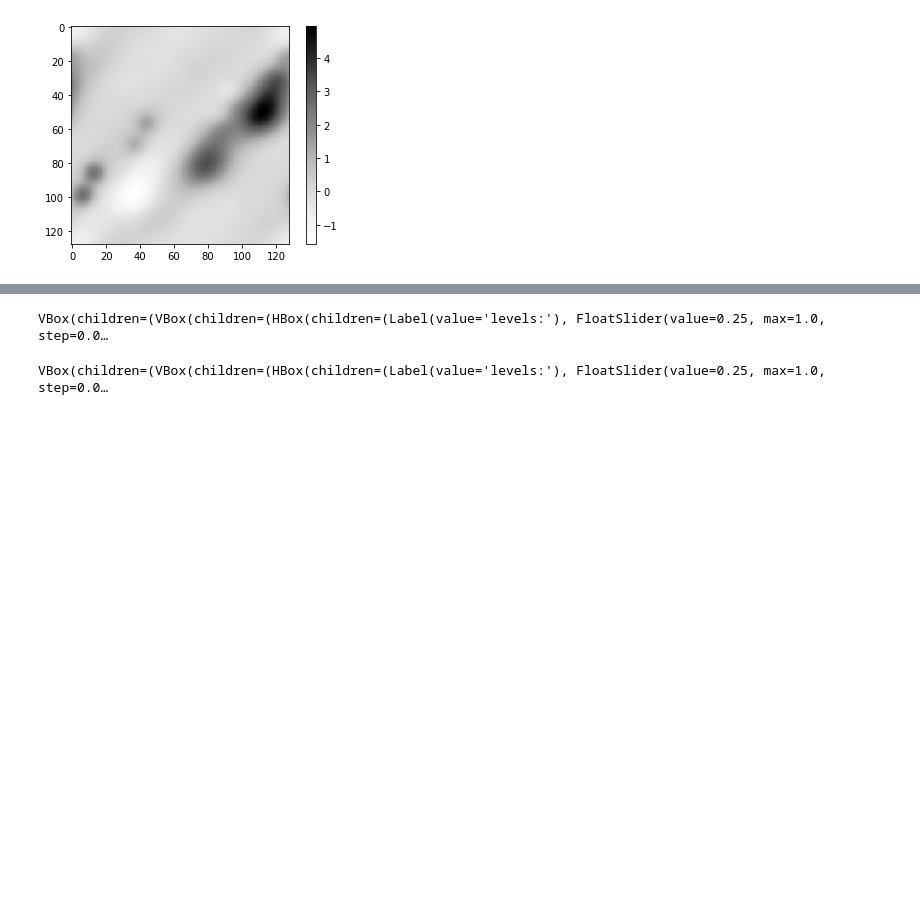
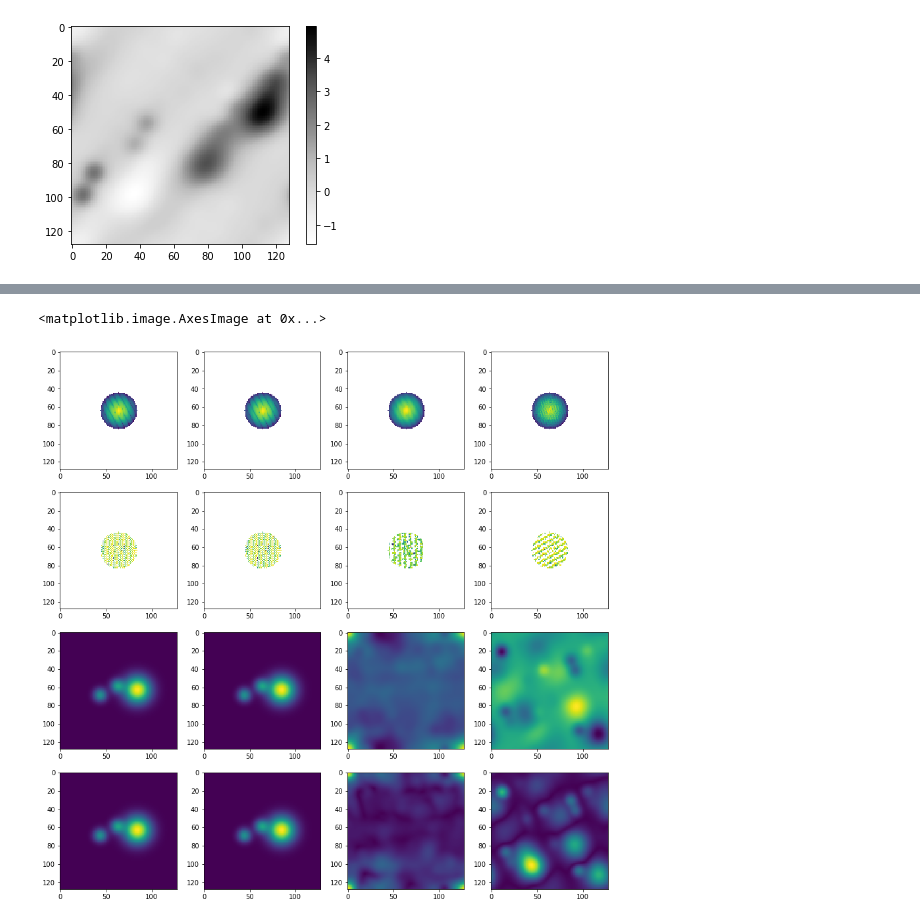
Before and after one commit to fredericpoitevin/gmm-cryoem, a Jupyter notebook: notebooks/Single particle reconstruction.ipynb, the cells around one changed output, grey strips where cells are left out. Drawn from its saved outputs; the diff is of its cells as text; code cells hidden in the pictures; blank space fills up the shorter version.

```diff
--- a/notebooks/Single particle reconstruction.ipynb
+++ b/notebooks/Single particle reconstruction.ipynb
@@ -95,3 +222,58 @@ plt.imshow(np.sum(volume, axis = 0))
+# %%
+def create_circular_mask(N, center=None, radius=None):
+
+    if center is None: # use the middle of the image
+        center = (int(N/2), int(N/2))
+    if radius is None: # use the smallest distance between the center and image walls
+        radius = min(center[0], center[1], N-center[0], N-center[1])
+
+    Y, X = np.ogrid[:N, :N]
+    dist_from_center = np.sqrt((X - center[0])**2 + (Y-center[1])**2)
+
+    mask = dist_from_center <= radius
+    return mask
+# %%
+N = volume.shape[0]
+i=3
+Rotation = (R.from_rotvec(-metadataset[i,0:3]))
+mask = create_circular_mask(N, radius = 20)
+vol_shift = np.fft.fftshift(np.fft.fftn(volume))
+
+
+
+a=np.fft.fftshift(np.fft.fft2(dataset[i]))
+a[~mask] = 0
+b=np.fft.fftshift(np.fft.fft2(im))
+b[~mask] = 0
+c = slice_volume_bis(vol_shift, Rotation)
+c[~mask] = 0
+d = slice_volume(vol_shift, Rotation)
+d[~mask] = 0
+
+
+fig, ax = plt.subplots(4, 4, figsize=(15,15))
+ax[0,0].imshow(np.log(np.abs(a)))
+ax[0,1].imshow(np.log(np.abs(b)))
+ax[0,2].imshow(np.log(np.abs(c)))
+ax[0,3].imshow(np.log(np.abs(d)))
+
+ax[1,0].imshow(np.log(np.angle(a)))
+ax[1,1].imshow(np.log(np.angle(b)))
+ax[1,2].imshow(np.log(np.angle(c)))
+ax[1,3].imshow(np.log(np.angle(d)))
+
+ax[2,0].imshow(np.fft.ifft2(np.fft.ifftshift(a)).real)
+ax[2,1].imshow(np.fft.ifft2(np.fft.ifftshift(b)).real)
+ax[2,2].imshow(np.fft.ifft2(np.fft.ifftshift(c)).real)
+ax[2,3].imshow(np.fft.ifft2(np.fft.ifftshift(d)).real)
+
+ax[3,0].imshow(np.abs(np.fft.ifft2(a)))
+ax[3,1].imshow(np.abs(np.fft.ifft2(b)))
+ax[3,2].imshow(np.abs(np.fft.ifft2(c)))
+ax[3,3].imshow(np.abs(np.fft.ifft2(d)))
+# %% [output]
+<matplotlib.image.AxesImage at 0x...>
+[figure, added]
 # %%
 def backprojection1(images, orientations):
     """
@@ -135,8 +321,0 @@ vo = backprojection1(dataset, metadataset[:,:3])
-# %%
-ipv.quickvolshow(vo, level=[0.25, 0.75], opacity=[0.03, 0.2], level_width=0.1)
-# %% [output]
-VBox(children=(VBox(children=(HBox(children=(Label(value='levels:'), FloatSlider(value=0.25, max=1.0, step=0.0…
-# %%
-ipv.quickvolshow(volume, level=[0.25, 0.75], opacity=[0.03, 0.2], level_width=0.1)
-# %% [output]
-VBox(children=(VBox(children=(HBox(children=(Label(value='levels:'), FloatSlider(value=0.25, max=1.0, step=0.0…
```
Also changed, not shown: parts of 20 cells of this notebook, 1 other file.
